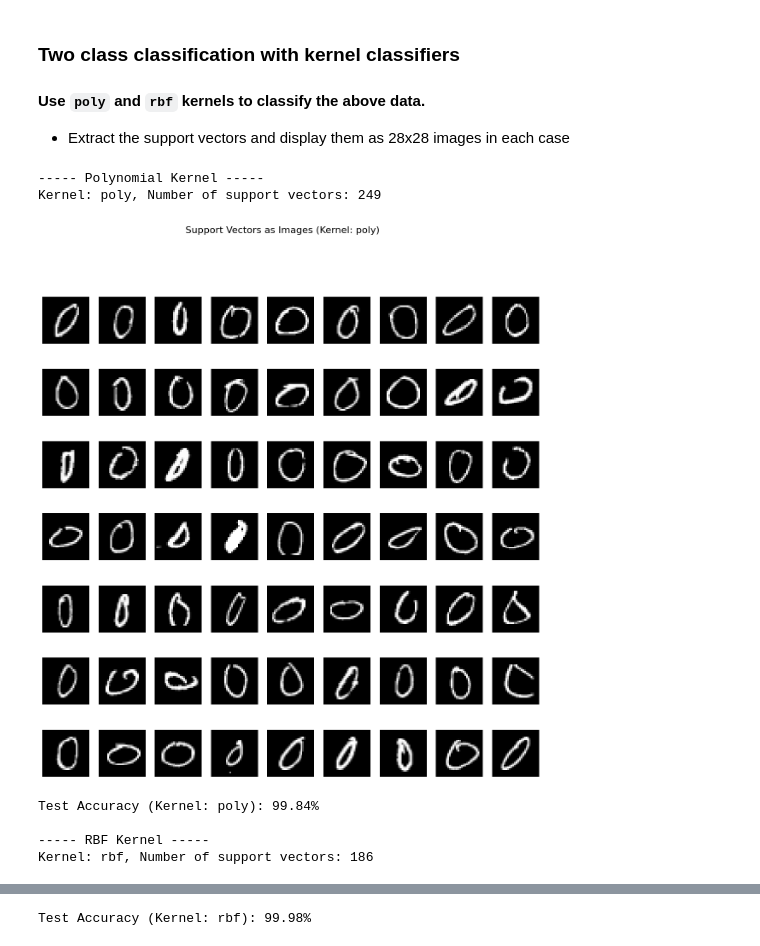
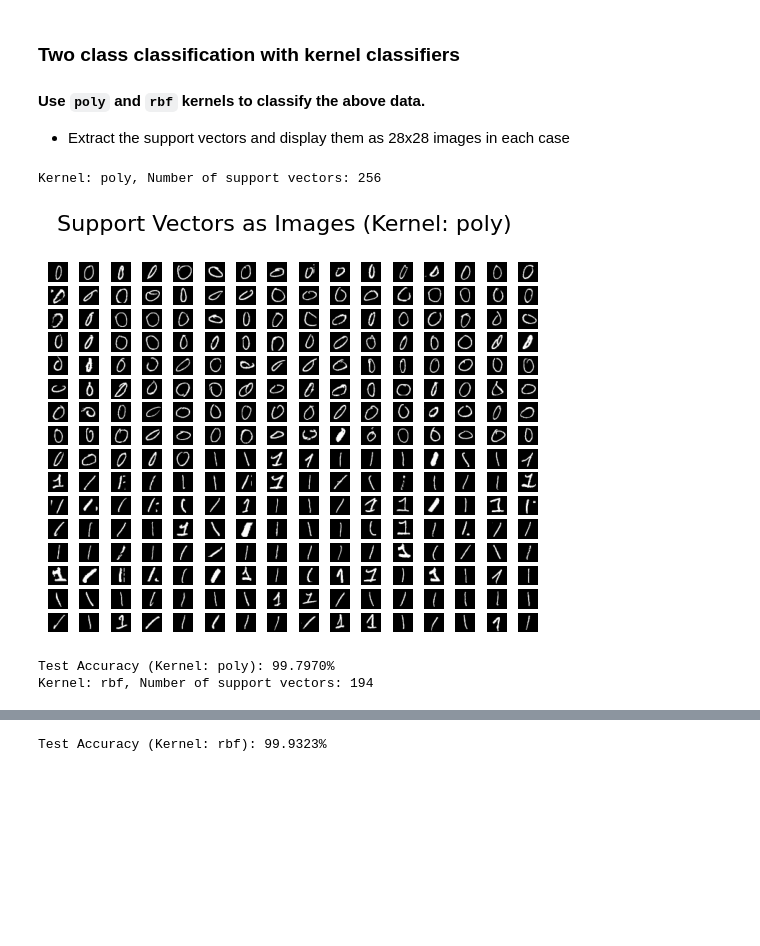
Before and after one commit to bmcano/homework-assignments, a Jupyter notebook: Machine-Learning/Project/Project.ipynb, the cells around one changed output, grey strips where cells are left out. Cells and saved outputs as stored; diff of their text form; code cells hidden in the pictures; blank space fills up the shorter version.

```diff
--- a/Machine-Learning/Project/Project.ipynb
+++ b/Machine-Learning/Project/Project.ipynb
@@ -786,61 +809,43 @@ Accuracy for 2-3 Classification: 0.9578
 #### Use `poly` and `rbf` kernels to classify the above data.
 - Extract the support vectors and display them as 28x28 images in each case
 # %%
-# Function to train SVM with specified kernel and display support vectors
 def kernel_svm_with_support_vectors(X, y, class1, class2, kernel, **kernel_params):
-    # Filter data for the specific classes
-    mask = (y == class1) | (y == class2)
-    X_filtered = X[mask]
-    y_filtered = y[mask]
-    y_filtered = (y_filtered == class2).astype(int)  # Map classes to 0 and 1
+    x_class1 = X[(y == class1)]
+    x_class2 = X[(y == class2)]
+    Xtrain = np.concatenate((x_class1, x_class2), axis=0)
+    ytrain = np.concatenate((np.zeros(x_class1.shape[0]), np.ones(x_class2.shape[0])), axis=0)
 
-    # Split the data into training and testing sets
-    X_train, X_test, y_train, y_test = train_test_split(X_filtered, y_filtered, test_size=0.3, random_state=42)
-
-    # Train SVM with the specified kernel
+    X_train, X_test, y_train, y_test = train_test_split(Xtrain, ytrain, test_size=0.3, random_state=42)
     model = SVC(kernel=kernel, **kernel_params)
     model.fit(X_train, y_train)
 
-    # Extract support vectors
     support_vectors = model.support_vectors_
     n_support = len(support_vectors)
     print(f"Kernel: {kernel}, Number of support vectors: {n_support}")
 
-    # Display support vectors as 28x28 images
-    n_images = min(63, n_support)  # Cap at 63 for visualization
-    grid_cols = 9
-    grid_rows = int(np.ceil(n_images / grid_cols))
-    fig, axes = plt.subplots(grid_rows, grid_cols, figsize=(15, 15))
+    grid_cols = 16
+    grid_rows = int(np.ceil(n_support / grid_cols))
+    fig, axes = plt.subplots(grid_rows, grid_cols)
     axes = axes.flatten()
 
-    for i, ax in enumerate(axes[:n_images]):
+    for i, ax in enumerate(axes[:n_support]):
         ax.imshow(support_vectors[i].reshape(28, 28), cmap='gray')
         ax.axis('off')
 
-    # Hide unused axes
-    for ax in axes[n_images:]:
+    for ax in axes[n_support:]:
         ax.axis('off')
 
     plt.suptitle(f"Support Vectors as Images (Kernel: {kernel})", fontsize=16)
     plt.show()
 
-    # Evaluate and return accuracy
     accuracy = model.score(X_test, y_test)
-    print(f"Test Accuracy (Kernel: {kernel}): {accuracy * 100:.2f}%")
+    print(f"Test Accuracy (Kernel: {kernel}): {accuracy * 100:.4f}%")
     return model
 
-# Poly kernel classification
-print("----- Polynomial Kernel -----")
 poly_model = kernel_svm_with_support_vectors(X, y, 0, 1, kernel='poly', degree=3, C=1.0)
-
-# RBF kernel classification
-print("\n----- RBF Kernel -----")
 rbf_model = kernel_svm_with_support_vectors(X, y, 0, 1, kernel='rbf', C=1.0, gamma='scale')
 # %% [output]
------ Polynomial Kernel -----
-Kernel: poly, Number of support vectors: 249
+Kernel: poly, Number of support vectors: 256
-[figure, old version]
+[figure, new version]
-Test Accuracy (Kernel: poly): 99.84%
-
------ RBF Kernel -----
-Kernel: rbf, Number of support vectors: 186
+Test Accuracy (Kernel: poly): 99.7970%
+Kernel: rbf, Number of support vectors: 194
@@ -848 +853 @@ Kernel: rbf, Number of support vectors: 186
-Test Accuracy (Kernel: rbf): 99.98%
+Test Accuracy (Kernel: rbf): 99.9323%
```
Also changed, not shown: parts of 32 cells of this notebook.
